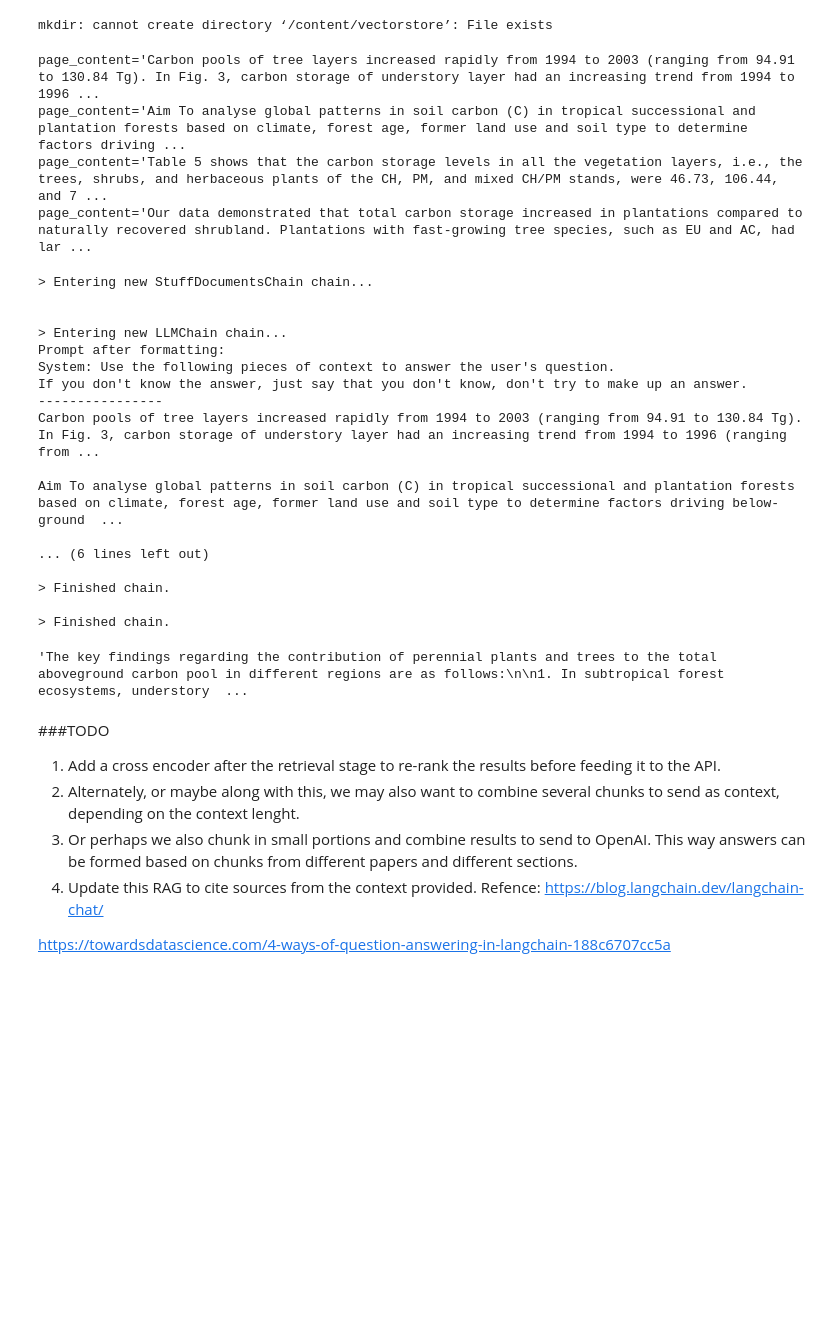
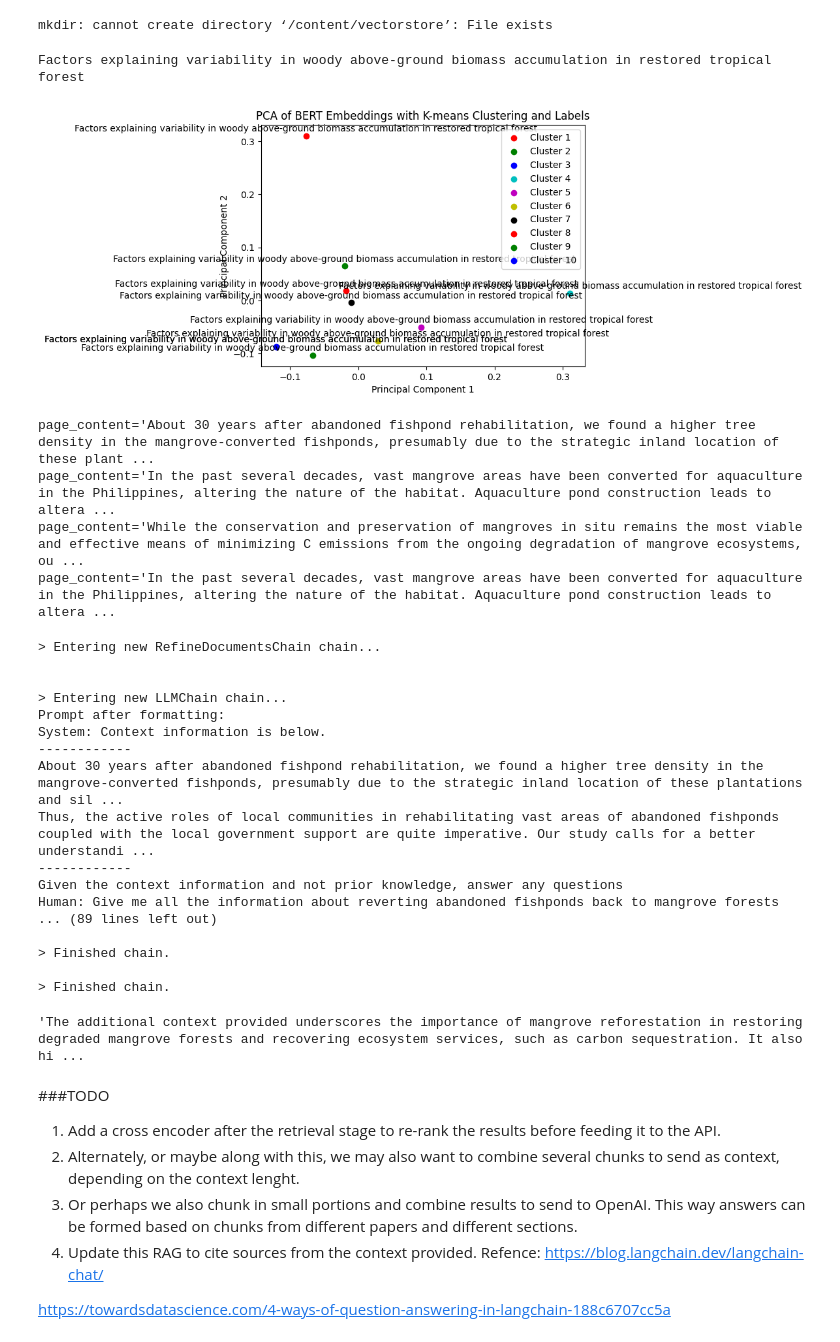
Before and after one commit to smthomas1704/restoration-rag, a Jupyter notebook: functional_trait_rag_with_jina_v1.ipynb, the cells around one changed output. Saved outputs shown, nothing was run; the diff lists cells and outputs as text; code cells hidden in the pictures; blank space fills up the shorter version.

```diff
--- a/functional_trait_rag_with_jina_v1.ipynb
+++ b/functional_trait_rag_with_jina_v1.ipynb
@@ -99,16 +98,54 @@ with open("/content/vectorstore/serialized_db.txt", "wb") as binary_file:
 db.save_local(DB_JINA_EMBEDDING_PATH)
 # %% [output]
 mkdir: cannot create directory ‘/content/vectorstore’: File exists
+# %%
+import numpy as np
+from sklearn.decomposition import PCA
+from sklearn.cluster import KMeans
+import matplotlib.pyplot as plt
+
+smaller_list = prod_splits[:10]
+print(smaller_list[0].metadata['source'])
+query_embeddings = embeddings.embed_documents(map(lambda x: x.page_content, smaller_list))
+
+# Perform PCA to reduce dimensions to 2 for visualization
+pca = PCA(n_components=2)
+embeddings_2d = pca.fit_transform(query_embeddings)
+
+# Perform K-means clustering
+num_clusters = 10
+kmeans = KMeans(n_clusters=num_clusters, random_state=0)
+cluster_labels = kmeans.fit_predict(query_embeddings)
+
+# Plot the clusters in PCA space with labels
+plt.figure(figsize=(8, 6))
+colors = ['r', 'g', 'b', 'c', 'm', 'y', 'k']  # Define colors for up to 7 clusters
+for i in range(num_clusters):
+    plt.scatter(embeddings_2d[cluster_labels == i, 0], embeddings_2d[cluster_labels == i, 1],
+                color=colors[i % len(colors)], label=f'Cluster {i+1}')
+
+# Label each point with the corresponding sentence
+for i, sentence in enumerate(smaller_list):
+    plt.annotate(sentence.metadata['source'], (embeddings_2d[i, 0], embeddings_2d[i, 1]), textcoords="offset points", xytext=(0, 5), ha='center')
+
+plt.title('PCA of BERT Embeddings with K-means Clustering and Labels')
+plt.xlabel('Principal Component 1')
+plt.ylabel('Principal Component 2')
+plt.legend()
+plt.show()
+# %% [output]
+Factors explaining variability in woody above-ground biomass accumulation in restored tropical forest
+[figure, added]
 # %%
-query = "What are the key findings regarding the contribution of perennial plants and trees to the total aboveground carbon pool in different regions?"
-docs = await db.asimilarity_search(query)
+query = "Give me all the information about reverting abandoned fishponds back to mangrove forests"
+docs = await db.asimilarity_search(query, fetch_k=6)
 for doc in docs:
   print(doc)
 # %% [output]
-page_content='Carbon pools of tree layers increased rapidly from 1994 to 2003 (ranging from 94.91 to 130.84 Tg). In Fig. 3, carbon storage of understory layer had an increasing trend from 1994 to 1996 ...
-page_content='Aim To analyse global patterns in soil carbon (C) in tropical successional and plantation forests based on climate, forest age, former land use and soil type to determine factors driving ...
-page_content='Table 5 shows that the carbon storage levels in all the vegetation layers, i.e., the trees, shrubs, and herbaceous plants of the CH, PM, and mixed CH/PM stands, were 46.73, 106.44, and 7 ...
-page_content='Our data demonstrated that total carbon storage increased in plantations compared to naturally recovered shrubland. Plantations with fast-growing tree species, such as EU and AC, had lar ...
+page_content='About 30 years after abandoned fishpond rehabilitation, we found a higher tree density in the mangrove-converted fishponds, presumably due to the strategic inland location of these plant ...
+page_content='In the past several decades, vast mangrove areas have been converted for aquaculture in the Philippines, altering the nature of the habitat. Aquaculture pond construction leads to altera ...
+page_content='While the conservation and preservation of mangroves in situ remains the most viable and effective means of minimizing C emissions from the ongoing degradation of mangrove ecosystems, ou ...
+page_content='In the past several decades, vast mangrove areas have been converted for aquaculture in the Philippines, altering the nature of the habitat. Aquaculture pond construction leads to altera ...
 # %%
 from google.colab import userdata
 from openai import OpenAI
@@ -160,8 +197,8 @@ Answer in Markdown:"""
 conversation_chain_without_reference = ConversationalRetrievalChain.from_llm(
         llm=llm,
         # chain_type="stuff" will go through everything.
-        # chain_type="refine",
-        chain_type="stuff",
+        chain_type="refine",
+        # chain_type="stuff",
         retriever=retriever,
         # return_source_documents=True,
         verbose=True,
@@ -174,24 +211,24 @@ answer = result["answer"]
 
 answer
 # %% [output]
-> Entering new StuffDocumentsChain chain...
+> Entering new RefineDocumentsChain chain...
 
 
 > Entering new LLMChain chain...
 Prompt after formatting:
-System: Use the following pieces of context to answer the user's question.
-If you don't know the answer, just say that you don't know, don't try to make up an answer.
-----------------
-Carbon pools of tree layers increased rapidly from 1994 to 2003 (ranging from 94.91 to 130.84 Tg). In Fig. 3, carbon storage of understory layer had an increasing trend from 1994 to 1996 (ranging from ...
-
-Aim To analyse global patterns in soil carbon (C) in tropical successional and plantation forests based on climate, forest age, former land use and soil type to determine factors driving below-ground  ...
-
-... (6 lines left out)
+System: Context information is below.
+------------
+About 30 years after abandoned fishpond rehabilitation, we found a higher tree density in the mangrove-converted fishponds, presumably due to the strategic inland location of these plantations and sil ...
+Thus, the active roles of local communities in rehabilitating vast areas of abandoned fishponds coupled with the local government support are quite imperative. Our study calls for a better understandi ...
+------------
+Given the context information and not prior knowledge, answer any questions
+Human: Give me all the information about reverting abandoned fishponds back to mangrove forests
+... (89 lines left out)
 
 > Finished chain.
 
 > Finished chain.
-'The key findings regarding the contribution of perennial plants and trees to the total aboveground carbon pool in different regions are as follows:\n\n1. In subtropical forest ecosystems, understory  ...
+'The additional context provided underscores the importance of mangrove reforestation in restoring degraded mangrove forests and recovering ecosystem services, such as carbon sequestration. It also hi ...
 # %% [markdown]
 ###TODO
 1. Add a cross encoder after the retrieval stage to re-rank the results before feeding it to the API.
```
Also changed, not shown: parts of 2 cells of this notebook.
